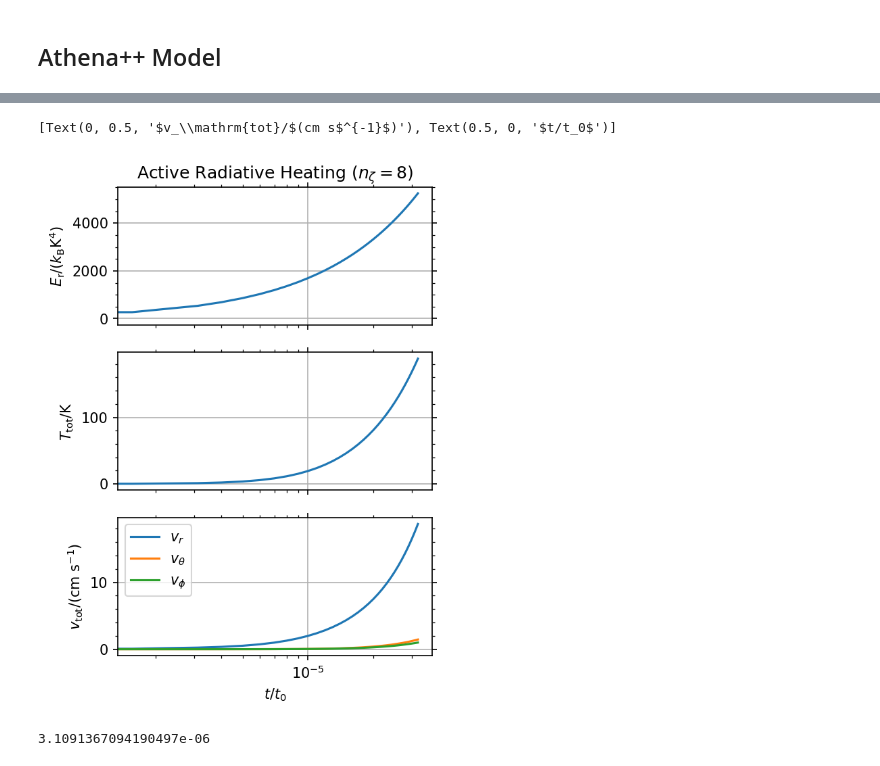
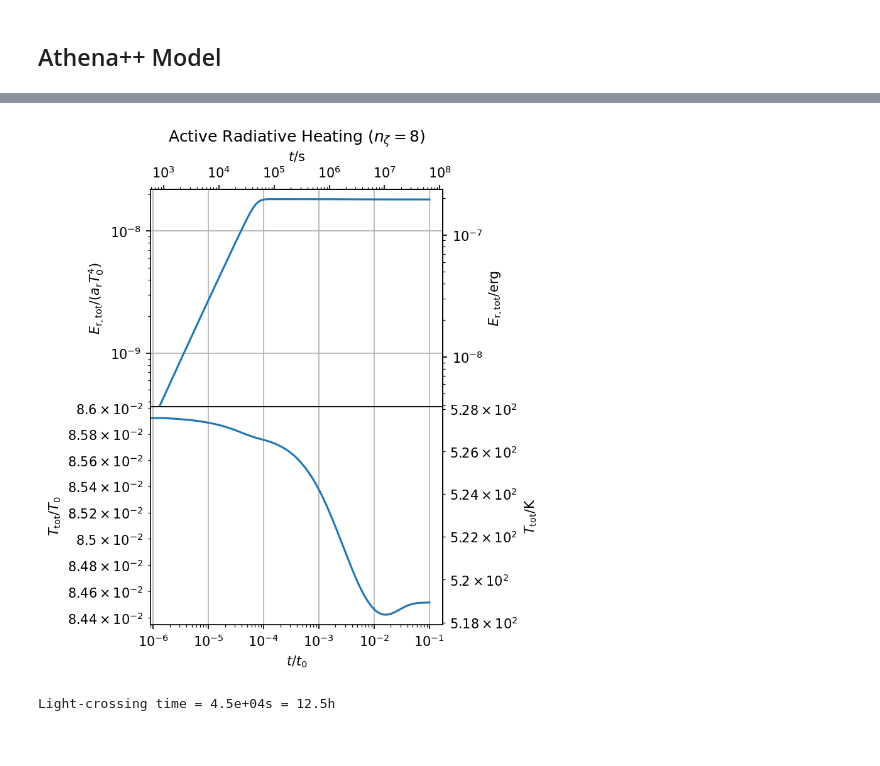
Before and after one commit to sabaronett/rad-hydro, a Jupyter notebook: athena/dev/const_opac/ConstantOpacity_Athena++.ipynb, the cells around one changed output, grey strips where cells are left out. Cells and saved outputs as stored; diff of their text form; code cells hidden in the pictures.

```diff
--- a/athena/dev/const_opac/ConstantOpacity_Athena++.ipynb
+++ b/athena/dev/const_opac/ConstantOpacity_Athena++.ipynb
@@ -232,13 +290,0 @@ plt.subplots_adjust(hspace=0)
-# %%
-# Plot
-fig, ax = plt.subplots(figsize=(4, 3), dpi=150)
-dx1 = (x1max - x1min)/nx1
-ax.plot(x2v*rad2deg, rho_field[:, int(10/L_au/dx1)]*density_unit/1e-15)
-
-# Format (sub)plots
-ax.grid()
-ax.minorticks_on()
-ax.set(title='Theoretical Model', xlabel=r'$\theta^\circ$',
-       ylabel=r'$\rho(r=20$au)/($10^{-15}$g cm$^{-3}$)')
-ax.tick_params(axis='both', which='both', top=True, right=True)
-# plt.savefig('figs/frame.jpg', bbox_inches='tight')
@@ -354,48 +447,57 @@ F(10 au) = 1.3e+04 erg/cm^2/s = 13.17 W/m^2
 # %%
-#==============================================================================
-import sys
-sys.path.insert(0, '/home/stanley/github/PrincetonUniversity/athena/vis/python')
-import athena_read
-import matplotlib.pyplot as plt
-
+#===============================================================================
 problem_id = 'const_opac'
 nzetas = [8]
-fig, axs = plt.subplots(nrows=3, sharex=True, figsize=(4, 6), dpi=150)
+fig, axs = plt.subplots(nrows=2, sharex=True, figsize=(4, 6), dpi=150)
 
 # Read and plot
 for z, nzeta in enumerate(nzetas):
     path = f'nzeta{nzeta}'
     athinput = athena_read.athinput(f'{path}/athinput.{problem_id}')
+    Vmax = 4/3*np.pi*athinput['mesh']['x1max']**3
+    Vmin = 4/3*np.pi*athinput['mesh']['x1min']**3
+    Vtot = (Vmax - Vmin)/2
     gamma = athinput['hydro']['gamma']       # C_p/C_v = 1 + 2/DoF
     hst = athena_read.hst(f'{path}/output/{problem_id}.hst')
-    T = hst['tot-E']*(gamma - 1)
-    mass = hst['mass']
+    T = hst['tot-E']*(gamma - 1)*Vtot/hst['mass']
 
-    axs[0].semilogx(hst['time'], hst['Er'])
-    axs[1].semilogx(hst['time'], T)
-    axs[2].semilogx(hst['time'], hst['1-mom']/mass, label=r'$v_r$')
-    axs[2].semilogx(hst['time'], hst['2-mom']/mass, label=r'$v_\theta$')
-    axs[2].semilogx(hst['time'], hst['3-mom']/mass, label=r'$v_\phi$')
+    axs[0].loglog(hst['time'], hst['Er'])
+    axs[1].loglog(hst['time'], T)
+
+# Format secondary axes in cgs
+def t2s(t):
+  return t*length_unit/cs_iso
+
+def E2erg(E):
+  return E*arad*T_unit**4
+
+ax_r = axs[0].secondary_xaxis('top', functions=(t2s, t2s))
+ax_E = axs[0].secondary_yaxis('right', functions=(E2erg, E2erg))
+ax_T = axs[1].secondary_yaxis('right', functions=(T2cgs, T2cgs))
+
+ax_r.set(xlabel=r'$t$/s')
+# ax_r.minorticks_on()
+ax_E.set(ylabel=r'$E_\mathrm{r,tot}$/erg')
+# ax_E.minorticks_on()
+ax_T.set(ylabel=r'$T_\mathrm{tot}$/K')
+# ax_T.minorticks_on()
 
 # Format (sub)plots
 for ax in axs:
   ax.grid()
   ax.minorticks_on()
-  ax.tick_params(axis='both', which='both', top=True, right=True)
 
-axs[0].set(ylabel=r'$E_\mathrm{r}/(k_\mathrm{B}$K$^4$)',
+axs[0].set(ylabel=r'$E_\mathrm{r,tot}/(a_\mathrm{r}T_0^4)$',
            title=f'Active Radiative Heating ($n_\zeta = {nzeta}$)')
-axs[1].set(ylabel=r'$T_\mathrm{tot}/$K')
-axs[2].legend()
-axs[2].set(ylabel=r'$v_\mathrm{tot}/$(cm s$^{-1}$)', xlabel='$t/t_0$')
-# plt.subplots_adjust(hspace=0)
+axs[1].set(ylabel=r'$T_\mathrm{tot}/T_0$', xlabel='$t/t_0$')
+plt.subplots_adjust(hspace=0)
 # plt.savefig(f'NAME.jpg', bbox_inches='tight', pad_inches=0.01)
 # %% [output]
-[Text(0, 0.5, '$v_\\mathrm{tot}/$(cm s$^{-1}$)'), Text(0.5, 0, '$t/t_0$')]
-[figure, old version]
+[figure, new version]
-# %%
-t
-# %% [output]
-3.1091367094190497e-06
+# %%
+t_cross = (x1max-x1min)*length_unit/c_speed
+print(f'Light-crossing time = {t_cross:.1e}s = {t_cross/3600:.1f}h')
+# %% [output]
+Light-crossing time = 4.5e+04s = 12.5h
 # %%
 #===============================================================================
```
Also changed, not shown: parts of 20 cells of this notebook.
